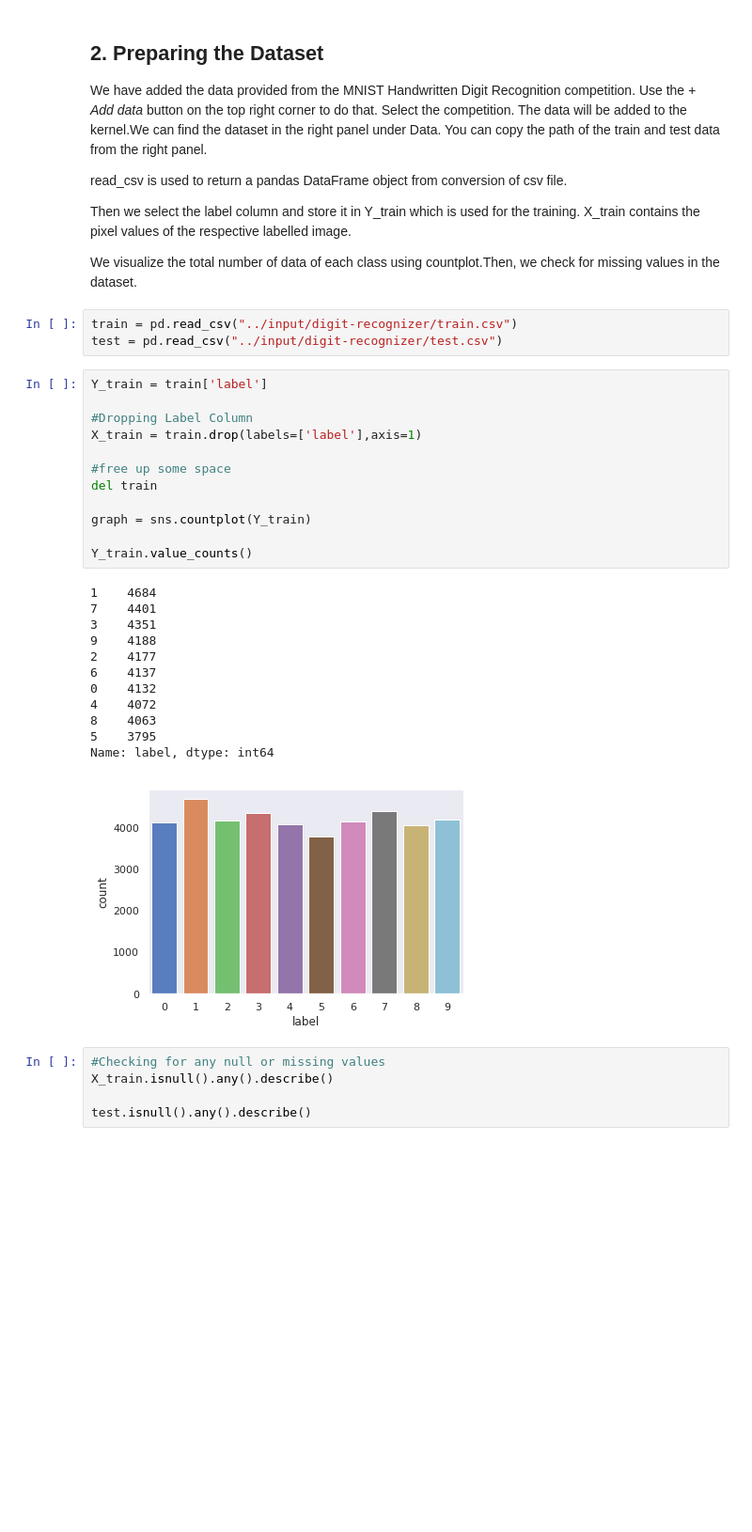
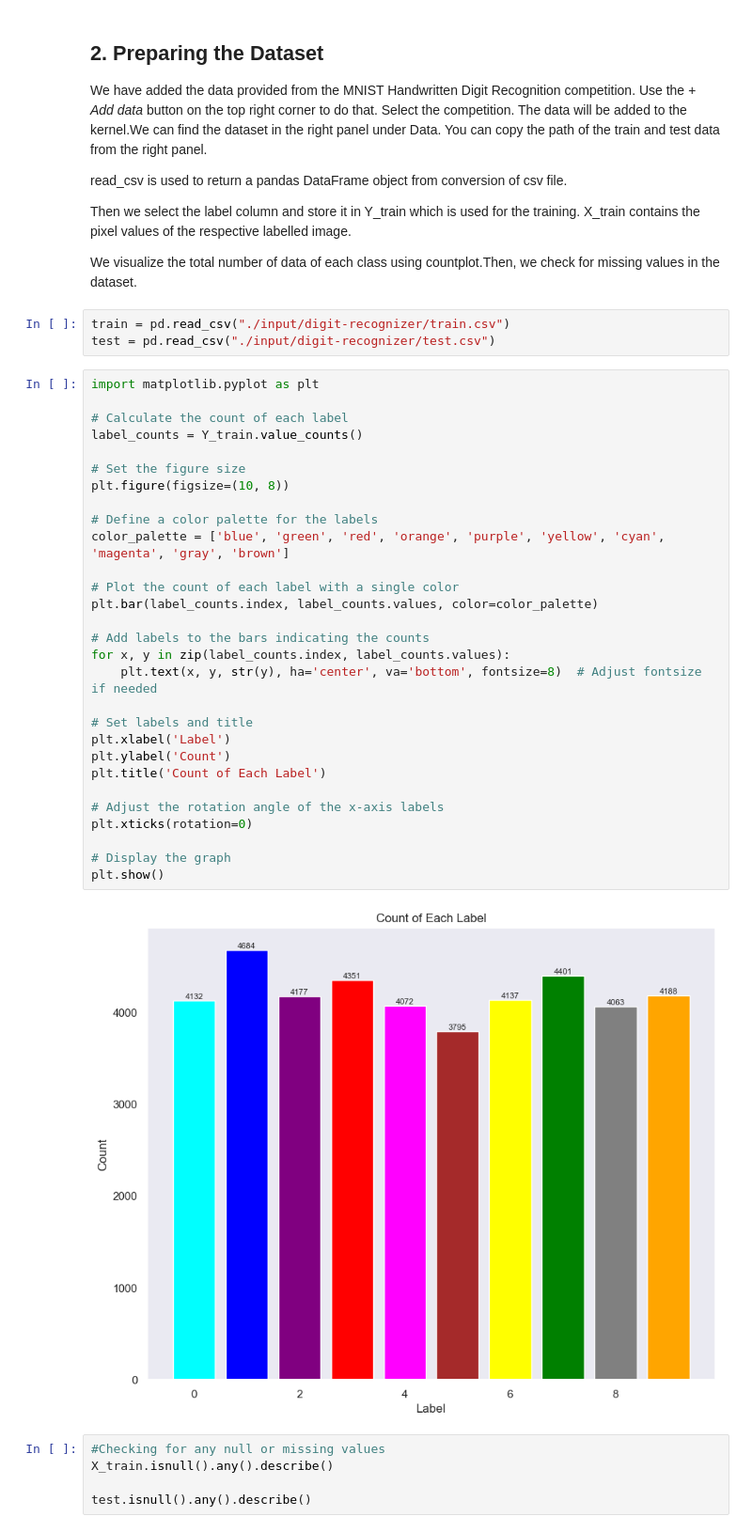
Before and after one commit to juicebocks27/digit-recognition-using-cnn, a Jupyter notebook: digit-recognition-using-cnn.ipynb, the cells around one changed output. Shown: that part at 94% size. Saved outputs shown, nothing was run; the diff lists cells and outputs as text; blank space fills up the shorter version.

```diff
--- a/digit-recognition-using-cnn.ipynb
+++ b/digit-recognition-using-cnn.ipynb
@@ -51,33 +48,39 @@ Then we select the label column and store it in Y_train which is used for the tr
 
 We visualize the total number of data of each class using countplot.Then, we check for missing values in the dataset.
 # %%
-train = pd.read_csv("../input/digit-recognizer/train.csv")
-test = pd.read_csv("../input/digit-recognizer/test.csv")
+train = pd.read_csv("./input/digit-recognizer/train.csv")
+test = pd.read_csv("./input/digit-recognizer/test.csv")
-# %%
-Y_train = train['label']
-
-#Dropping Label Column
-X_train = train.drop(labels=['label'],axis=1)
-
-#free up some space
-del train
-
-graph = sns.countplot(Y_train)
-
-Y_train.value_counts()
-# %% [output]
-1    4684
-7    4401
-3    4351
-9    4188
-2    4177
-6    4137
-0    4132
-4    4072
-8    4063
-5    3795
-Name: label, dtype: int64
-[figure, removed]
+# %%
+import matplotlib.pyplot as plt
+
+# Calculate the count of each label
+label_counts = Y_train.value_counts()
+
+# Set the figure size
+plt.figure(figsize=(10, 8))
+
+# Define a color palette for the labels
+color_palette = ['blue', 'green', 'red', 'orange', 'purple', 'yellow', 'cyan', 'magenta', 'gray', 'brown']
+
+# Plot the count of each label with a single color
+plt.bar(label_counts.index, label_counts.values, color=color_palette)
+
+# Add labels to the bars indicating the counts
+for x, y in zip(label_counts.index, label_counts.values):
+    plt.text(x, y, str(y), ha='center', va='bottom', fontsize=8)  # Adjust fontsize if needed
+
+# Set labels and title
+plt.xlabel('Label')
+plt.ylabel('Count')
+plt.title('Count of Each Label')
+
+# Adjust the rotation angle of the x-axis labels
+plt.xticks(rotation=0)
+
+# Display the graph
+plt.show()
+# %% [output]
+[figure, added]
 # %%
 #Checking for any null or missing values
 X_train.isnull().any().describe()
```
Also changed, not shown: parts of 11 cells of this notebook.
